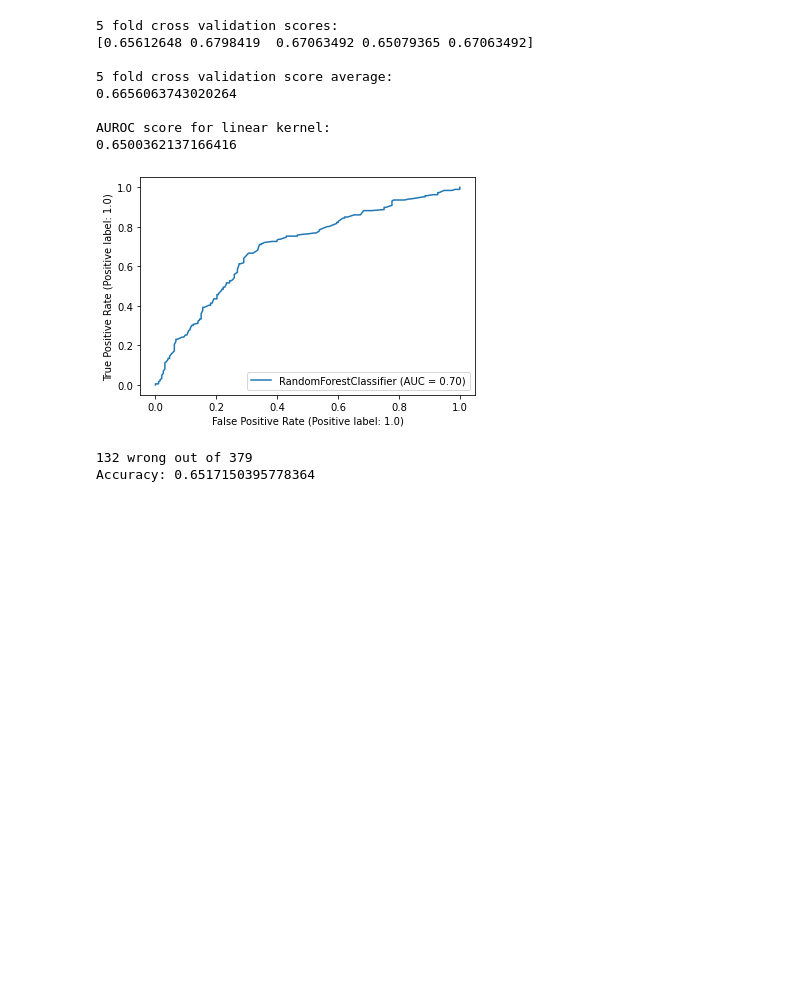
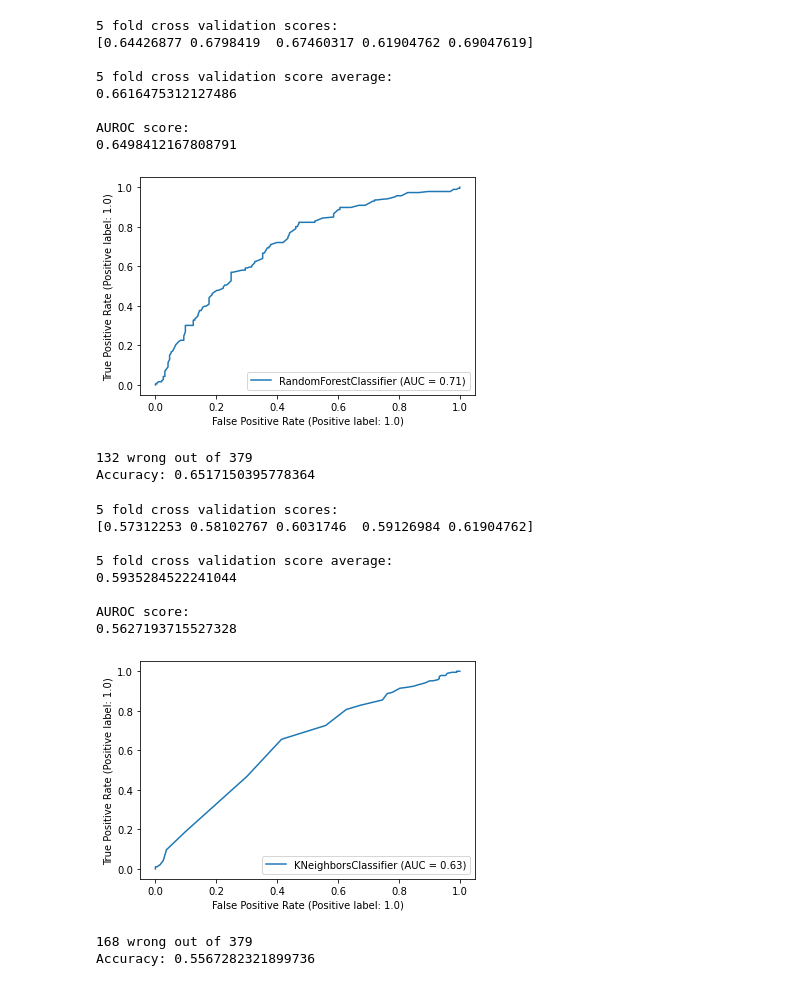
Before and after one commit to dhruv0811/GeneClassification, a Jupyter notebook: AlzheimersBinaryClassifier.ipynb, the cells around one changed output. Saved outputs shown, nothing was run; the diff lists cells and outputs as text; code cells hidden in the pictures; blank space fills up the shorter version.

Commit message:
Added Alz classifier

```diff
--- a/AlzheimersBinaryClassifier.ipynb
+++ b/AlzheimersBinaryClassifier.ipynb
@@ -149,43 +9,5 @@ print(fullTrain.shape)
-# %%
-def load_and_format_training_data(train):
-    #train should be 'saved_full_train.pkl'
-    with open(train, 'rb') as f:
-        training = pickle.load(f)
-
-    X_full = training[:,:training.shape[1]-2]
-    y_t = training[:,training.shape[1]-1].todense()
-
-    y_full = []
-    for i in range(0,len(y_t)):
-        y_full.append(y_t[i,0])
-
-    X_train, X_test, y_train, y_test = train_test_split(X_full, y_full, test_size=0.30, random_state=42)
-    return X_train, X_test, y_train, y_test, X_full, y_full
 # %%
 X_train, X_test, y_train, y_test, X_full, y_full = load_and_format_training_data('saved_full_train.pkl')
-# %%
-def evaluate_model(model, X_full, y_full, X_test, y_test):
-    cv_scores = cross_val_score(model, X_full, y_full, cv=5)
-    print("\n5 fold cross validation scores:")
-    print(cv_scores)
-    print("\n5 fold cross validation score average:")
-    print(sum(cv_scores)/len(cv_scores))
-
-
-    print("\nAUROC score for linear kernel:")
-    print(roc_auc_score(y_test, model.predict(X_test)))
-    metrics.plot_roc_curve(model, X_test, y_test)
-    plt.show()
-
-    count = 0
-    for num in range(0, len(y_test)):
-        if model.predict(X_test[num]) != y_test[num]:
-            #print(num)
-            #print(svm_linear.predict(X_train[num]))
-            #print(y_train[num])
-            count += 1
-    print(str(count) + " wrong out of " + str(len(y_test)))
-    print("Accuracy: " + str(1 - (count/len(y_test))))
 # %%
 svm_linear = svm.SVC(kernel='linear')
 svm_linear.fit(X_train, y_train)
@@ -198,13 +30,29 @@ rfc.fit(X_train, y_train)
 evaluate_model(rfc, X_full, y_full, X_test, y_test)
 # %% [output]
 5 fold cross validation scores:
-[0.65612648 0.6798419  0.67063492 0.65079365 0.67063492]
+[0.64426877 0.6798419  0.67460317 0.61904762 0.69047619]
 
 5 fold cross validation score average:
-0.6656063743020264
+0.6616475312127486
 
-AUROC score for linear kernel:
-0.6500362137166416
+AUROC score:
+0.6498412167808791
-[figure, old version]
+[figure, new version]
 132 wrong out of 379
 Accuracy: 0.6517150395778364
+# %%
+knn = KNeighborsClassifier(n_neighbors=100)
+knn.fit(X_train, y_train)
+evaluate_model(knn, X_full, y_full, X_test, y_test)
+# %% [output]
+5 fold cross validation scores:
+[0.57312253 0.58102767 0.6031746  0.59126984 0.61904762]
+
+5 fold cross validation score average:
+0.5935284522241044
+
+AUROC score:
+0.5627193715527328
+[figure, added]
+168 wrong out of 379
+Accuracy: 0.5567282321899736
```
Also changed, not shown: parts of 19 cells of this notebook.
